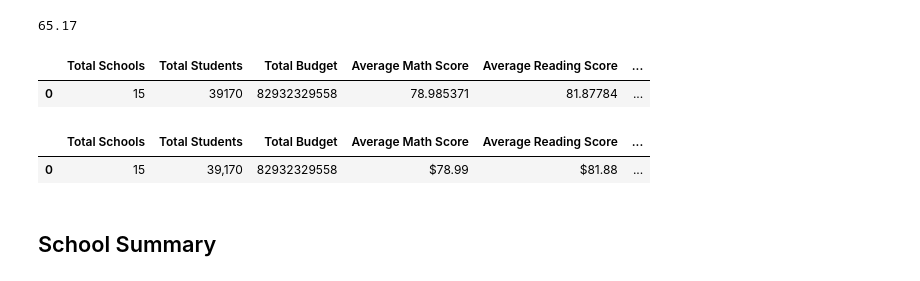
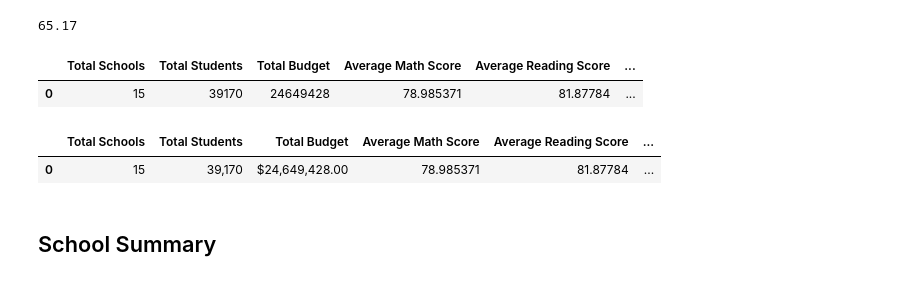
Before and after one commit to NeonOstrich/School-Resources-and-Outcomes-Analysis-in-Jupyter-Notebook, a Jupyter notebook: PyCitySchools/PyCitySchools_me.ipynb, the cells around one changed output. Saved outputs shown, nothing was run; the diff lists cells and outputs as text; code cells hidden in the pictures.

```diff
--- a/PyCitySchools/PyCitySchools_me.ipynb
+++ b/PyCitySchools/PyCitySchools_me.ipynb
@@ -46,6 +46,6 @@ print(student_count)
 39170
 # %%
 # Calculate the total budget
-total_budget = sum(school_data_complete['budget'])
+total_budget = sum(school_data['budget'])
 print(total_budget)
 # %% [output]
@@ -91,28 +91,25 @@ print(overall_passing_rate)
 65.17
 # %%
 # Create a high-level snapshot of the district's key metrics in a DataFrame-------------------------------------------
-district_summary = ({"Total Schools": [school_count],
+district_summary = {"Total Schools": [school_count],
                     "Total Students": [student_count],
                     "Total Budget": [total_budget],
                     "Average Math Score": [average_math_score],
                     "Average Reading Score": [average_reading_score],
-                    "Number of Students Passing Math": [passing_math_count],
                     "Percentage of Students Passing Math": [passing_math_percentage],
-                    "Number of Students Passing Reading": [passing_reading_count],
                     "Percentage of Students Passing Reading": [passing_reading_percentage],
-                    "Number of Students Passing Math & Reading": [passing_math_reading_count],
                     "Overall Passing Rate": [overall_passing_rate]
-                   })
+                   }
 #create dataframe
 district_summary_df = pd.DataFrame(district_summary, columns =["Total Schools", "Total Students", "Total Budget",\
                                                               "Average Math Score", "Average Reading Score",\
-                                                              "Number of Students Passing Math", "Percentage of Students Passing Math",\
-                                                              "Number of Students Passing Reading", "Percentage of Students Passing Reading",\
-                                                              "Number of Students Passing Math & Reading","Overall Passing Rate"])
+                                                            "Percentage of Students Passing Math",\
+                                                              "Percentage of Students Passing Reading",\
+                                                              "Overall Passing Rate"])
 
 # Display the DataFrame
 district_summary_df
 # %% [output]
 |  | Total Schools | Total Students | Total Budget | Average Math Score | Average Reading Score | ... |
-| 0 | 15 | 39170 | 82932329558 | 78.985371 | 81.87784 | ... |
+| 0 | 15 | 39170 | 24649428 | 78.985371 | 81.87784 | ... |
 # %%
@@ -120,20 +117,12 @@ district_summary_df = district_summary_df.reset_index(drop=True)
-# %%
-# Formatting
-district_summary_df["Total Schools"] = district_summary_df["Total Schools"].map("{:,}".format)
-district_summary_df["Total Students"] = district_summary_df["Total Students"].map("{:,}".format)
-district_summary_df["Average Math Score"] = district_summary_df["Average Math Score"].map("${:,.2f}".format)
-district_summary_df["Average Reading Score"] = district_summary_df["Average Reading Score"].map("${:,.2f}".format)
-district_summary_df["Number of Students Passing Math"] = district_summary_df["Number of Students Passing Math"].map("{:,}".format)
-district_summary_df["Number of Students Passing Reading"] = district_summary_df["Number of Students Passing Reading"].map("{:,}".format)
-district_summary_df["Number of Students Passing Math & Reading"] = district_summary_df["Number of Students Passing Math & Reading"].map("{:,}".format)
-district_summary_df["Percentage of Students Passing Reading"] = district_summary_df["Percentage of Students Passing Reading"].map("${:,.2f}".format)
-district_summary_df["Percentage of Students Passing Math"] = district_summary_df["Percentage of Students Passing Math"].map("${:,.2f}".format)
-district_summary_df["Overall Passing Rate"] = district_summary_df["Overall Passing Rate"].map("${:,.2f}".format)
-
-district_summary_df
-# %% [output]
-|  | Total Schools | Total Students | Total Budget | Average Math Score | Average Reading Score | ... |
-| 0 | 15 | 39,170 | 82932329558 | $78.99 | $81.88 | ... |
+# %%
+# Formatting
+district_summary_df["Total Students"] = district_summary_df["Total Students"].map("{:,}".format)
+district_summary_df["Total Budget"] = district_summary_df["Total Budget"].map("${:,.2f}".format)
+
+district_summary_df
+# %% [output]
+|  | Total Schools | Total Students | Total Budget | Average Math Score | Average Reading Score | ... |
+| 0 | 15 | 39,170 | $24,649,428.00 | 78.985371 | 81.87784 | ... |
 # %% [markdown]
 ## School Summary
 # %%
```
Also changed, not shown: parts of 36 cells of this notebook.
